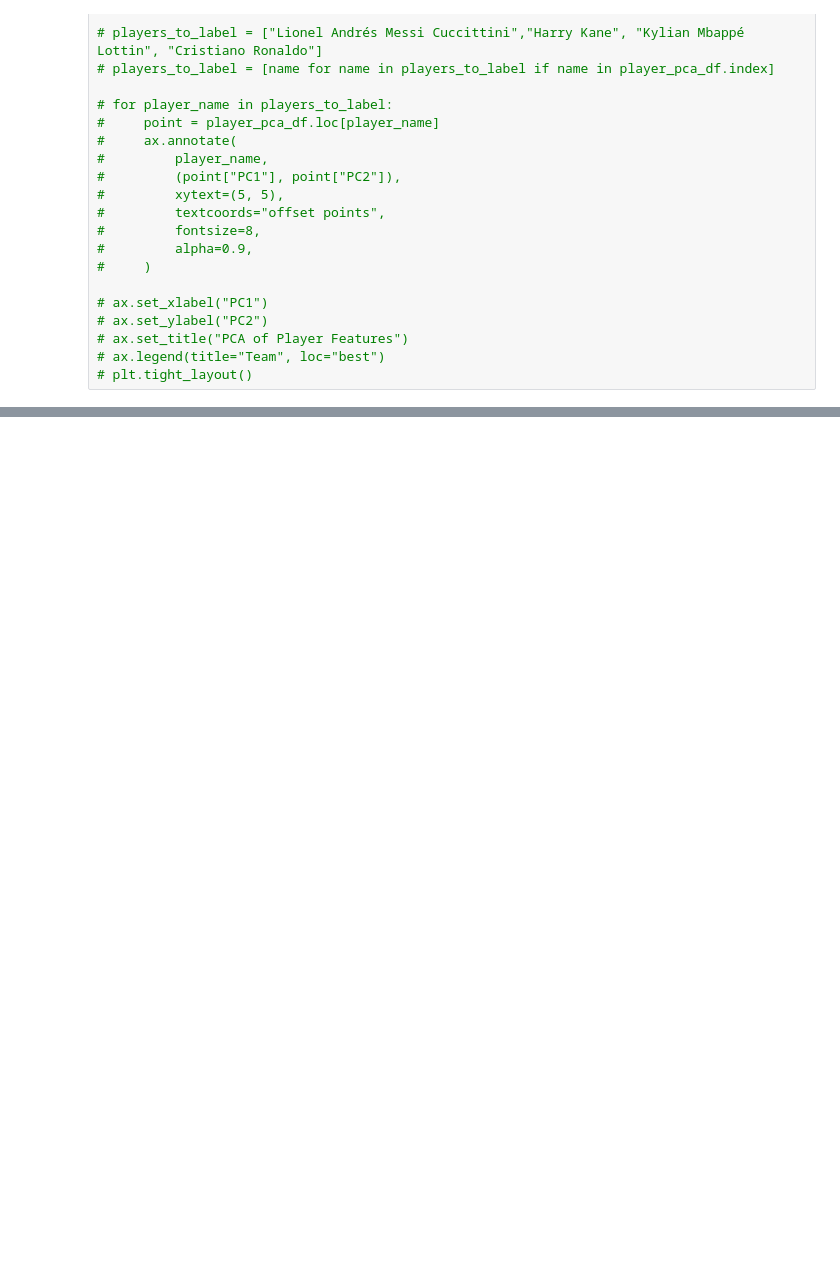
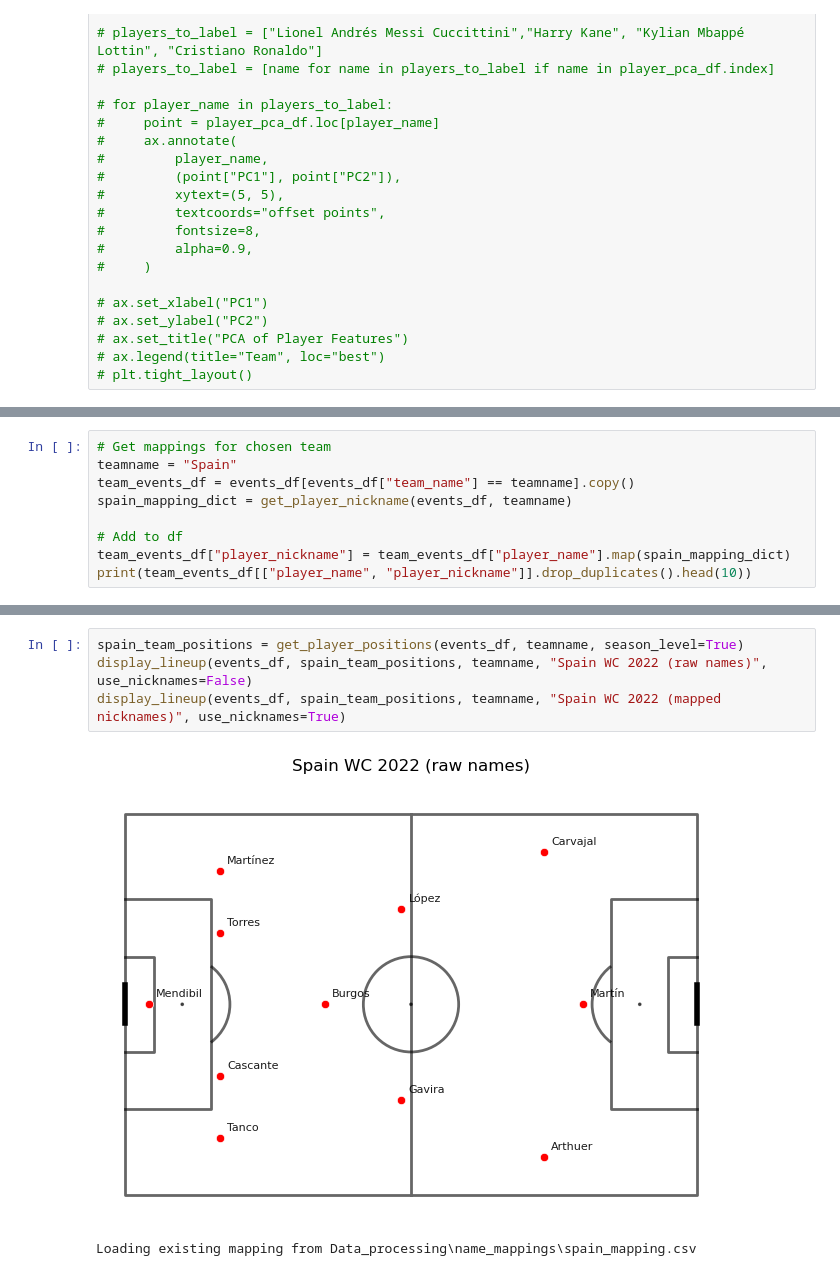
Before and after one commit to LukeRDuob/Extra-Projects, a Jupyter notebook: src/General_visualisations/players.ipynb, the cells around one changed output, grey strips where cells are left out. Saved outputs shown, nothing was run; the diff lists cells and outputs as text; blank space fills up the shorter version.

```diff
--- a/src/General_visualisations/players.ipynb
+++ b/src/General_visualisations/players.ipynb
@@ -233,0 +315,9 @@ teams_to_include = team_names
+# %%
+# Get mappings for chosen team
+teamname = "Spain"
+team_events_df = events_df[events_df["team_name"] == teamname].copy()
+spain_mapping_dict = get_player_nickname(events_df, teamname)
+
+# Add to df
+team_events_df["player_nickname"] = team_events_df["player_name"].map(spain_mapping_dict)
+print(team_events_df[["player_name", "player_nickname"]].drop_duplicates().head(10))
@@ -233,0 +337,7 @@ teams_to_include = team_names
+# %%
+spain_team_positions = get_player_positions(events_df, teamname, season_level=True)
+display_lineup(events_df, spain_team_positions, teamname, "Spain WC 2022 (raw names)", use_nicknames=False)
+display_lineup(events_df, spain_team_positions, teamname, "Spain WC 2022 (mapped nicknames)", use_nicknames=True)
+# %% [output]
+[figure, added]
+Loading existing mapping from Data_processing\name_mappings\spain_mapping.csv
```
Also changed, not shown: parts of 11 cells of this notebook, 8 other files.
